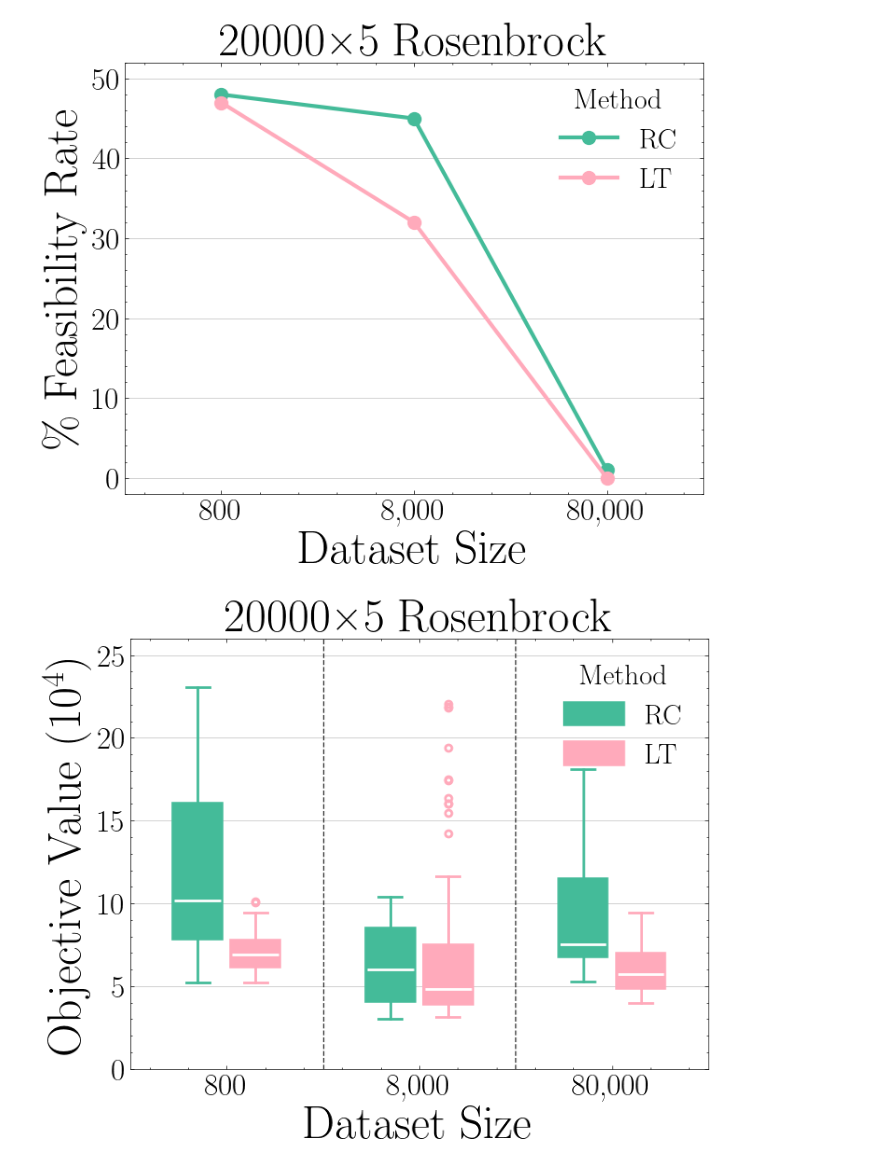
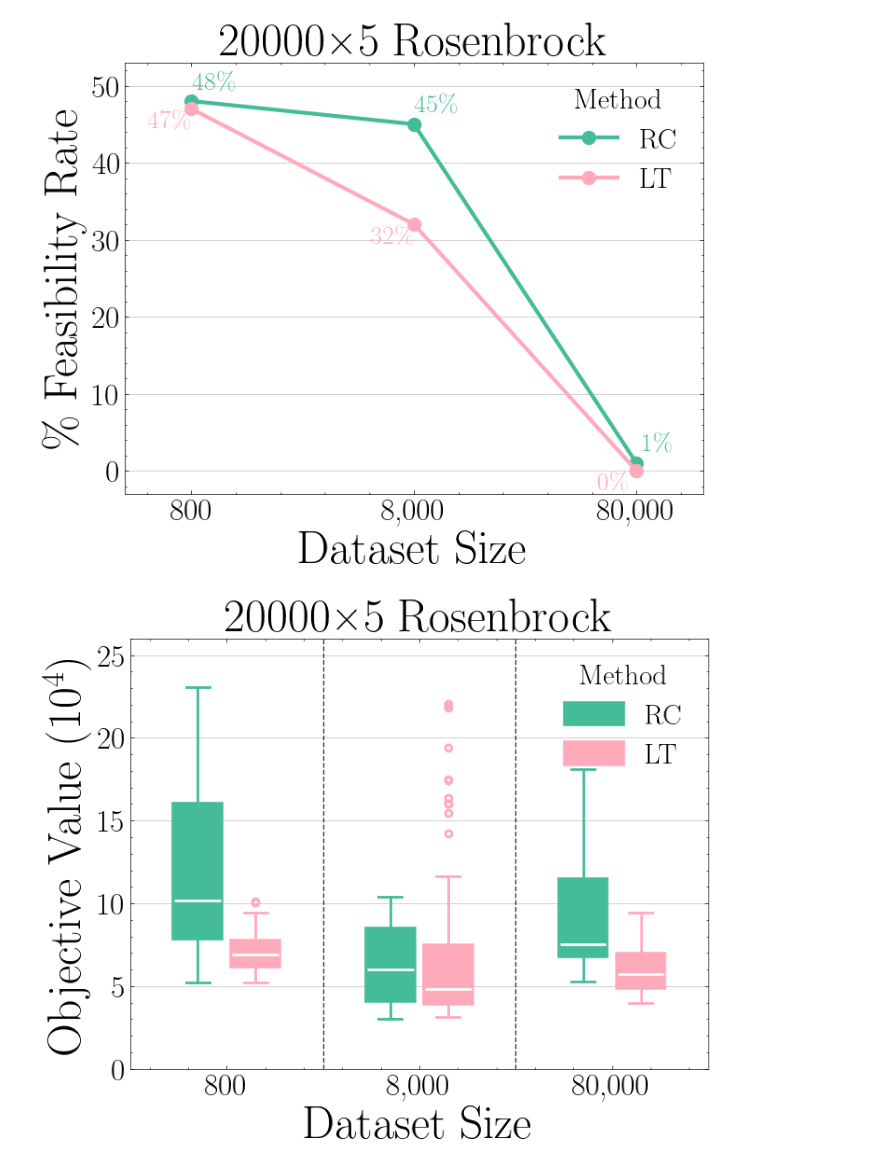
Before and after one commit to pnnl/L2O-pMINLP, a Jupyter notebook: Plot_Samples_Variation.ipynb, the cells around one changed output. Drawn from its saved outputs; the diff is of its cells as text; code cells hidden in the pictures.

Commit message:
Update plot

```diff
--- a/Plot_Samples_Variation.ipynb
+++ b/Plot_Samples_Variation.ipynb
@@ -21,14 +21,19 @@ rb_lt_80000 = pd.read_csv("result/rb_lt_50-10000_l.csv", usecols=["Obj Val", "Co
 # size
 plt.figure(figsize=(8, 6))
 # line
-rc_frate = [(rb_rc_800["Constraints Viol"] > 0).mean(),
-            (rb_rc_8000["Constraints Viol"] > 0).mean(),
-            (rb_rc_80000["Constraints Viol"] > 0).mean()]
-plt.plot(np.array(rc_frate)*100, marker="o", linestyle="-", linewidth=3, markersize=10, label="RC", color=cset.mint)
-lt_frate = [(rb_lt_800["Constraints Viol"] > 0).mean(),
-            (rb_lt_8000["Constraints Viol"] > 0).mean(),
-            (rb_lt_80000["Constraints Viol"] > 0).mean()]
-plt.plot(np.array(lt_frate)*100, marker="o", linestyle="-", linewidth=3, markersize=10, label="LT", color=cset.pink)
+rc_frate = [(rb_rc_800["Constraints Viol"] > 0).mean()*100,
+            (rb_rc_8000["Constraints Viol"] > 0).mean()*100,
+            (rb_rc_80000["Constraints Viol"] > 0).mean()*100]
+plt.plot(np.array(rc_frate), marker="o", linestyle="-", linewidth=3, markersize=10, label="RC", color=cset.mint)
+lt_frate = [(rb_lt_800["Constraints Viol"] > 0).mean()*100,
+            (rb_lt_8000["Constraints Viol"] > 0).mean()*100,
+            (rb_lt_80000["Constraints Viol"] > 0).mean()*100]
+plt.plot(np.array(lt_frate), marker="o", linestyle="-", linewidth=3, markersize=10, label="LT", color=cset.pink)
+# annotate
+for i, val in enumerate(rc_frate):
+    plt.text(i+0.1, val+1.5, f"{val:.0f}\%", ha="center", fontsize=20, color=cset.mint)
+for i, val in enumerate(lt_frate):
+    plt.text(i-0.1, val-2.5, f"{val:.0f}\%", ha="center", fontsize=20, color=cset.pink)
 # grid
 plt.grid(color="grey", alpha=0.5, linewidth=0.5, which="major", axis="y")
 # style
@@ -37,8 +42,8 @@ plt.xlabel("Dataset Size", fontsize=36)
 plt.ylabel("\% Feasibility Rate", fontsize=36)
 plt.xticks(ticks=[0,1,2], labels=["800", "8,000", "80,000"], fontsize=24)
 plt.yticks(fontsize=24)
-plt.xlim(-0.5, 2.5)
-plt.ylim(-2, 52)
+plt.xlim(-0.3, 2.3)
+plt.ylim(-3, 53)
 plt.legend(title="Method", fontsize=22, title_fontsize=22)
 plt.savefig("./img/rb_frate.pdf", dpi=300)
 
@@ -56,32 +61,32 @@ bp1 = plt.boxplot(obj_rc, boxprops=dict(facecolor=c, color=c, linewidth=4), medi
                   whiskerprops=dict(color=c, linewidth=2), capprops=dict(color=c, linewidth=2),
                   flierprops=dict(markeredgecolor=c, marker="o", markersize=5, markeredgewidth=2),
                   patch_artist=True, positions=np.arange(3)-0.15, widths=0.24)
 obj_lt = pd.DataFrame({
     "800": rb_lt_800["Obj Val"].values / 10**4,
     "8,000": rb_lt_8000["Obj Val"].values / 10**4,
     "80,000": rb_lt_80000["Obj Val"].values / 10**4
 })
 c = cset.pink
 bp2 = plt.boxplot(obj_lt, boxprops=dict(facecolor=c, color=c, linewidth=4), medianprops=dict(color="w", linewidth=2),
                   whiskerprops=dict(color=c, linewidth=2), capprops=dict(color=c, linewidth=2),
                   flierprops=dict(markeredgecolor=c, marker="o", markersize=5, markeredgewidth=2),
                   patch_artist=True, positions=np.arange(3)+0.15, widths=0.24)
 # vertical line
 plt.axvline(x=0.5, color="k", linestyle="--", linewidth=1, alpha=0.75)
 plt.axvline(x=1.5, color="k", linestyle="--", linewidth=1, alpha=0.75)
 # grid
 plt.grid(color="grey", alpha=0.5, linewidth=0.5, which="major", axis="y")
 # style
 plt.title("20000×5 Rosenbrock", fontsize=36)
 plt.xlabel("Dataset Size", fontsize=36)
 plt.ylabel("Objective Value ($10^4$)", fontsize=36)
 plt.xticks(ticks=[0,1,2], labels=["800", "8,000", "80,000"], fontsize=24)
 plt.yticks(ticks=[5 * i for i in range(6)], fontsize=22)
 plt.yticks(fontsize=24)
 plt.xlim(-0.5, 2.5)
 plt.ylim(0, 26)
 plt.legend([bp1["boxes"][0], bp2["boxes"][0]], ["RC", "LT"], title="Method", fontsize=22, title_fontsize=22)
 plt.savefig("./img/rb_obj.pdf", dpi=300)
 # %% [output]
-[figure, old version]
+[figure, new version]
 [figure]
```
Also changed, not shown: 2 other files.
